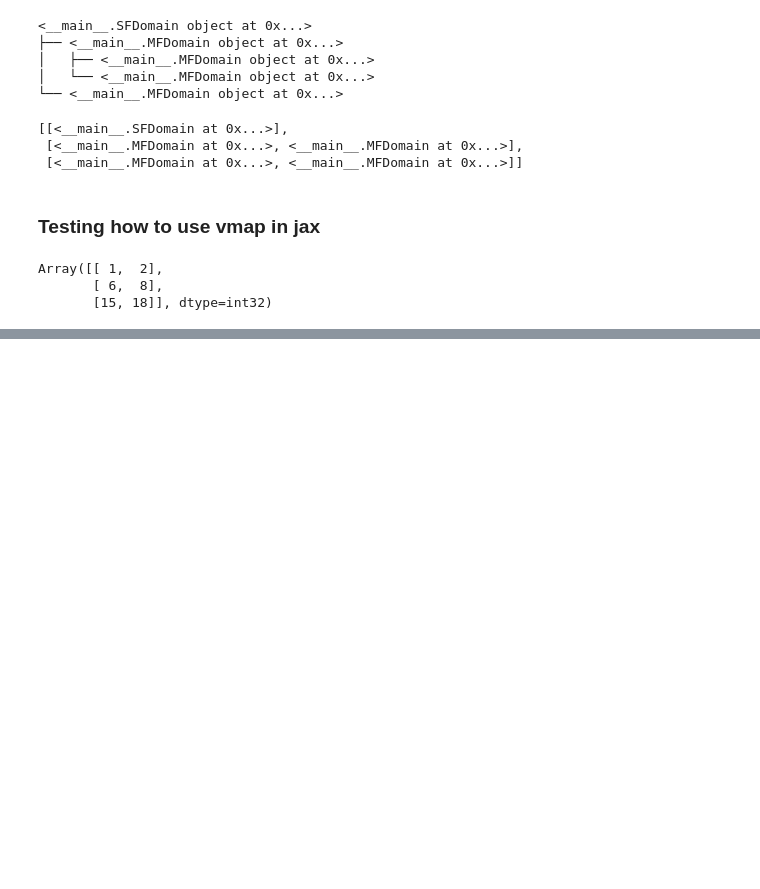
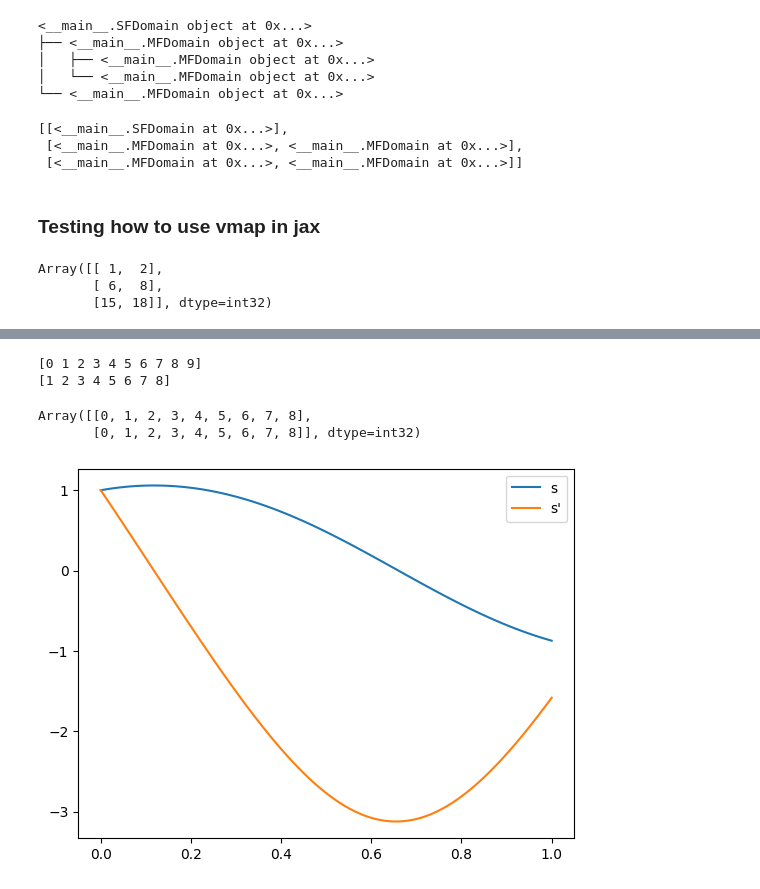
Before and after one commit to damienbeecroft/pnnl_research, a Jupyter notebook: code/damiens_code/domain_sorting/domain_sorting_code/domain_sorting2.ipynb, the cells around one changed output, grey strips where cells are left out. Saved outputs shown, nothing was run; the diff lists cells and outputs as text; code cells hidden in the pictures; blank space fills up the shorter version.

```diff
--- a/code/damiens_code/domain_sorting/domain_sorting_code/domain_sorting2.ipynb
+++ b/code/damiens_code/domain_sorting/domain_sorting_code/domain_sorting2.ipynb
@@ -206,0 +217,14 @@ Array([[ 1,  2],
+# %%
+v = np.arange(10)
+print(v)
+print(v[1:-1])
+# %% [output]
+[0 1 2 3 4 5 6 7 8 9]
+[1 2 3 4 5 6 7 8]
+# %%
+import jax.numpy as jnp
+v = jnp.array([jnp.arange(9)])
+jnp.append(v,v,axis=0)
+# %% [output]
+Array([[0, 1, 2, 3, 4, 5, 6, 7, 8],
+       [0, 1, 2, 3, 4, 5, 6, 7, 8]], dtype=int32)
@@ -206,0 +240,14 @@ Array([[ 1,  2],
+# %%
+def ode(s,t):
+    ds = np.array([s[1], -0.05*s[1] - 9.81*np.sin(s[0])])
+    return ds
+
+s0 = np.array([1.,1.])
+t = np.linspace(0,1,101)
+# %%
+s = odeint(ode,s0,t)
+plt.plot(t,s,label=["s","s'"])
+plt.legend()
+plt.show()
+# %% [output]
+[figure, added]
```
Also changed, not shown: parts of 4 cells of this notebook, 5 other files.
